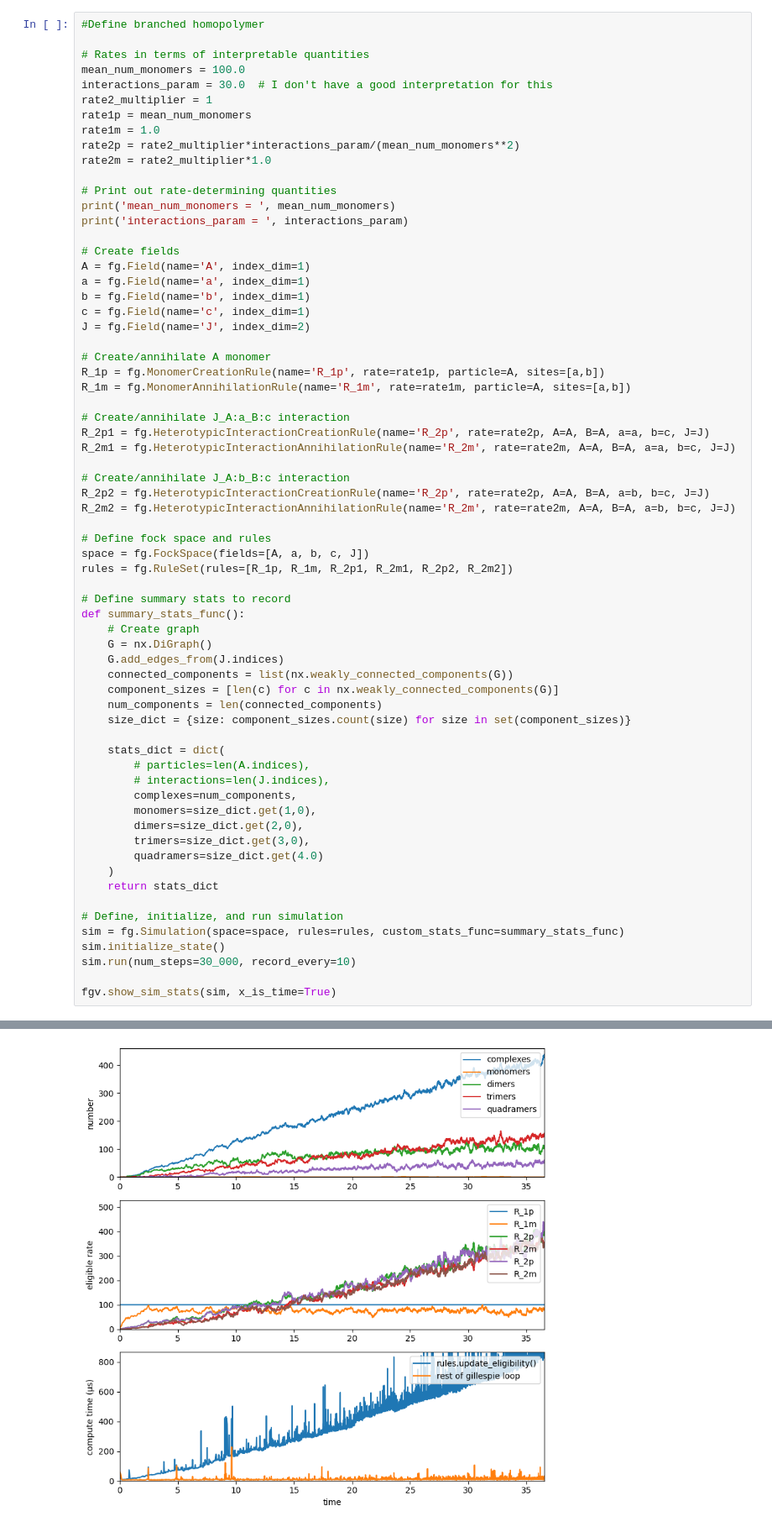
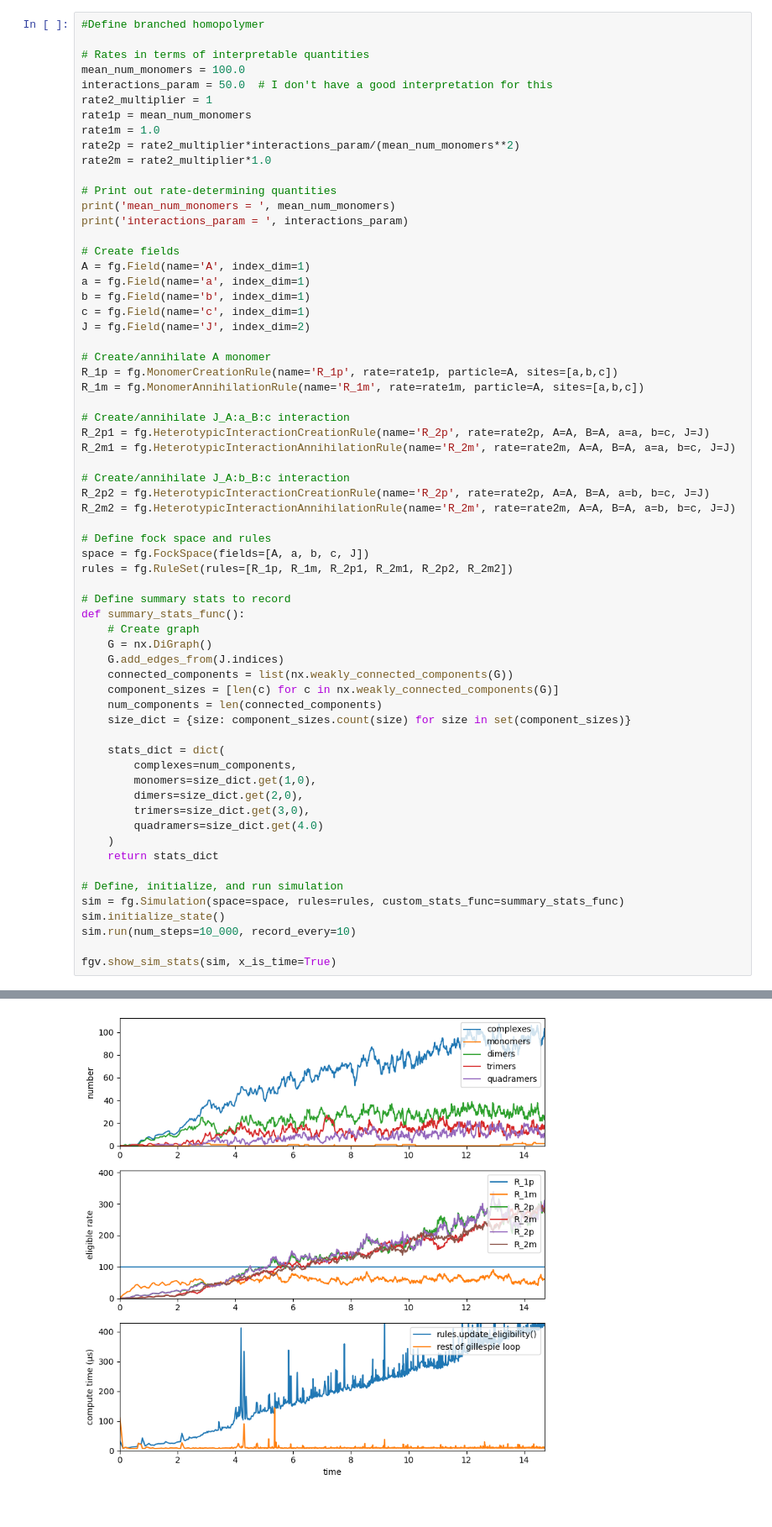
Before and after one commit to Rebecca-J-Rousseau/RousseauKinney2024_algebra, a Jupyter notebook: fast_gillespie/fast_branchedhomopolymer.ipynb, the cells around one changed output, grey strips where cells are left out. Shown at 84% size. Drawn from its saved outputs; the diff is of its cells as text.

```diff
--- a/fast_gillespie/fast_branchedhomopolymer.ipynb
+++ b/fast_gillespie/fast_branchedhomopolymer.ipynb
@@ -11,7 +10,7 @@ import matplotlib.pyplot as plt
 
 # Rates in terms of interpretable quantities
 mean_num_monomers = 100.0
-interactions_param = 30.0  # I don't have a good interpretation for this
+interactions_param = 50.0  # I don't have a good interpretation for this
 rate2_multiplier = 1
 rate1p = mean_num_monomers
 rate1m = 1.0
@@ -30,8 +29,8 @@ c = fg.Field(name='c', index_dim=1)
 J = fg.Field(name='J', index_dim=2)
 
 # Create/annihilate A monomer
-R_1p = fg.MonomerCreationRule(name='R_1p', rate=rate1p, particle=A, sites=[a,b])
-R_1m = fg.MonomerAnnihilationRule(name='R_1m', rate=rate1m, particle=A, sites=[a,b])
+R_1p = fg.MonomerCreationRule(name='R_1p', rate=rate1p, particle=A, sites=[a,b,c])
+R_1m = fg.MonomerAnnihilationRule(name='R_1m', rate=rate1m, particle=A, sites=[a,b,c])
 
 # Create/annihilate J_A:a_B:c interaction
 R_2p1 = fg.HeterotypicInteractionCreationRule(name='R_2p', rate=rate2p, A=A, B=A, a=a, b=c, J=J)
@@ -56,8 +55,6 @@ def summary_stats_func():
     size_dict = {size: component_sizes.count(size) for size in set(component_sizes)}
 
     stats_dict = dict(
-        # particles=len(A.indices),
-        # interactions=len(J.indices),
         complexes=num_components,
         monomers=size_dict.get(1,0),
         dimers=size_dict.get(2,0),
@@ -69,7 +66,7 @@ def summary_stats_func():
 # Define, initialize, and run simulation
 sim = fg.Simulation(space=space, rules=rules, custom_stats_func=summary_stats_func)
 sim.initialize_state()
-sim.run(num_steps=30_000, record_every=10)
+sim.run(num_steps=10_000, record_every=10)
 
 fgv.show_sim_stats(sim, x_is_time=True)
 # %% [output]
@@ -78 +75 @@ interactions_param =  30.0
-[figure, old version]
+[figure, new version]
```
Also changed, not shown: parts of 5 cells of this notebook, 11 other files.
